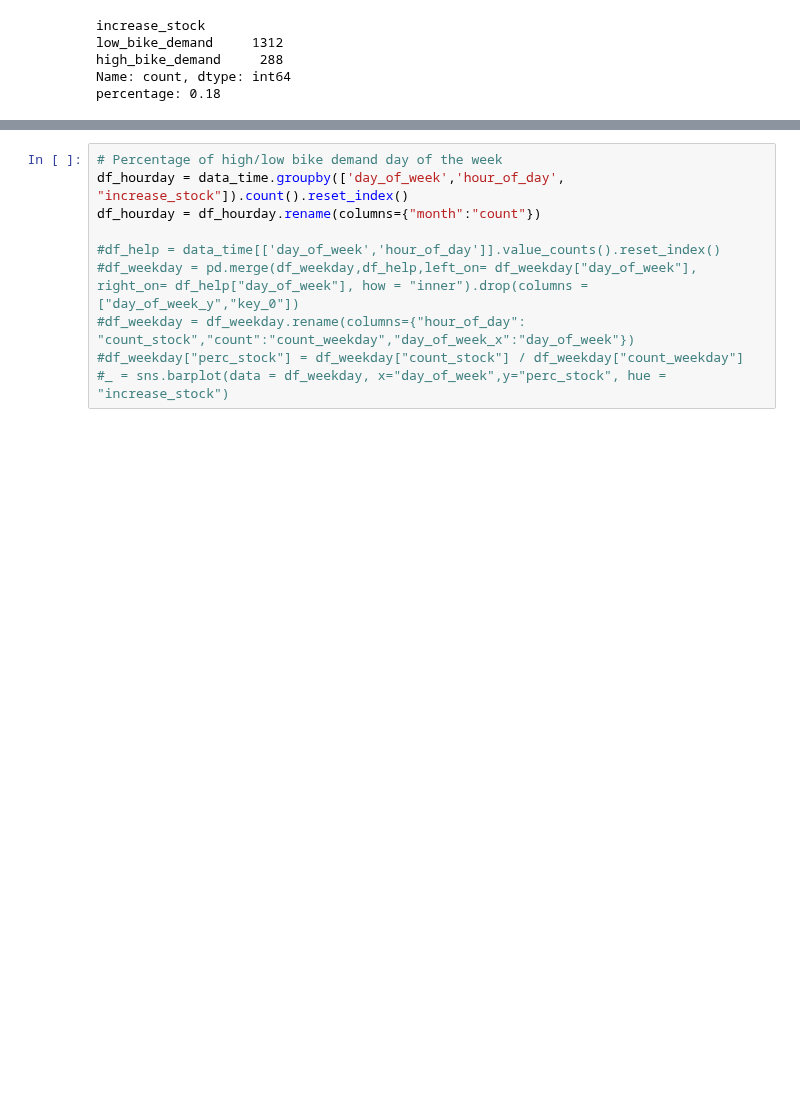
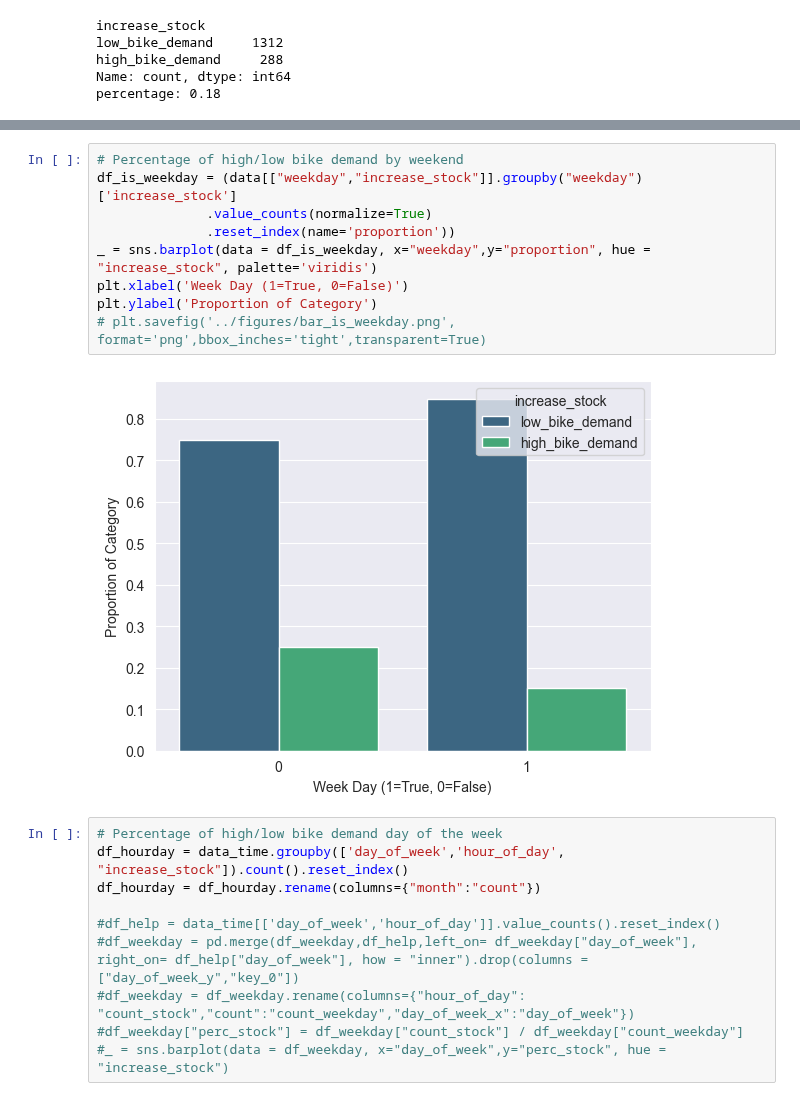
Before and after one commit to vaughankraska/BIKES_SML, a Jupyter notebook: notebooks/es_data_exporation.ipynb, the cells around one changed output, grey strips where cells are left out. Drawn from its saved outputs; the diff is of its cells as text; blank space fills up the shorter version.

```diff
--- a/notebooks/es_data_exporation.ipynb
+++ b/notebooks/es_data_exporation.ipynb
@@ -161,3 +195,14 @@ plt.ylabel('Proportion of Category')
+# %%
+# Percentage of high/low bike demand by weekend
+df_is_weekday = (data[["weekday","increase_stock"]].groupby("weekday")['increase_stock']
+              .value_counts(normalize=True)
+              .reset_index(name='proportion'))
+_ = sns.barplot(data = df_is_weekday, x="weekday",y="proportion", hue = "increase_stock", palette='viridis')
+plt.xlabel('Week Day (1=True, 0=False)')
+plt.ylabel('Proportion of Category')
+# plt.savefig('../figures/bar_is_weekday.png', format='png',bbox_inches='tight',transparent=True)
+# %% [output]
+[figure, added]
 # %%
 # Percentage of high/low bike demand day of the week
 df_hourday = data_time.groupby(['day_of_week','hour_of_day', "increase_stock"]).count().reset_index()
```
Also changed, not shown: parts of 5 cells of this notebook.
